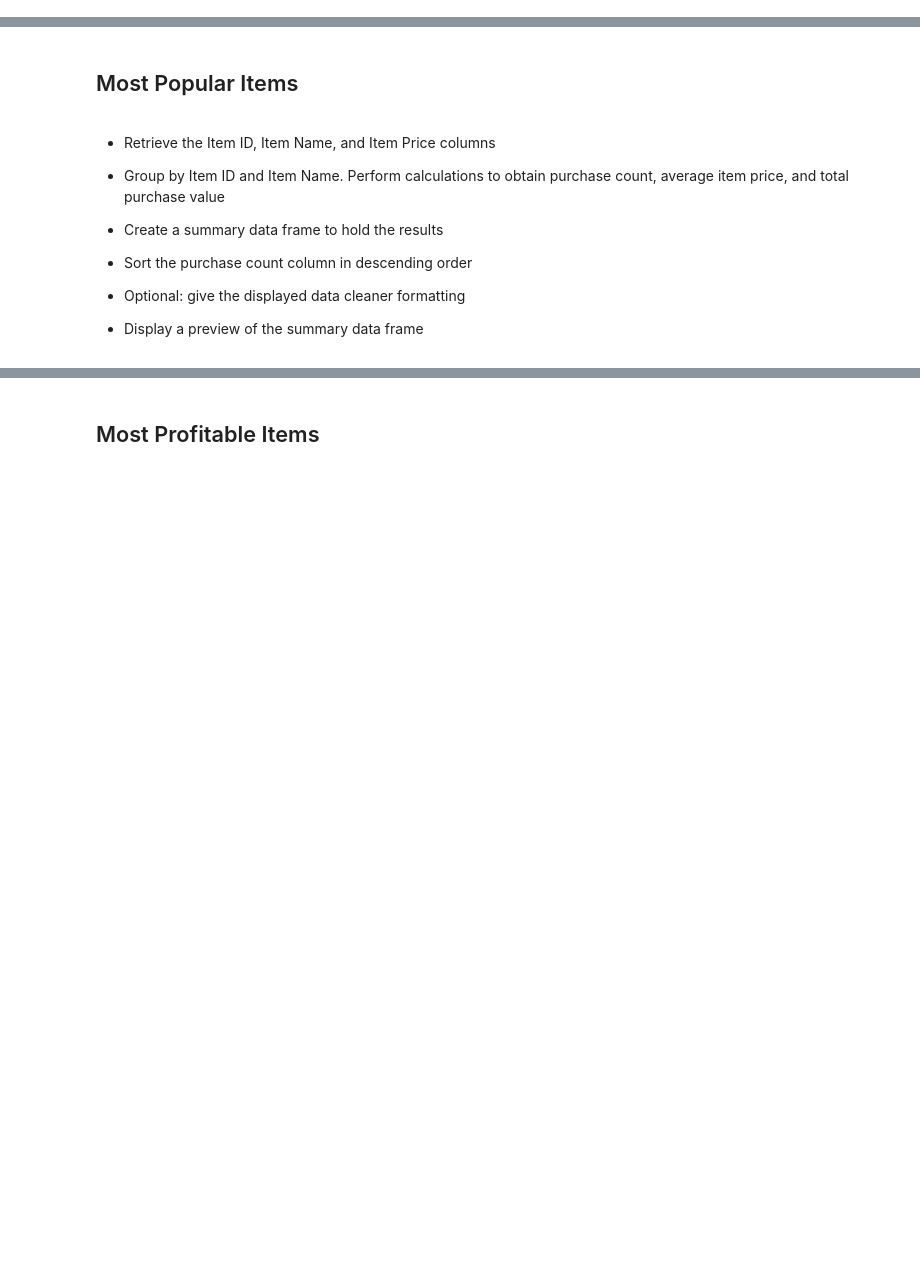
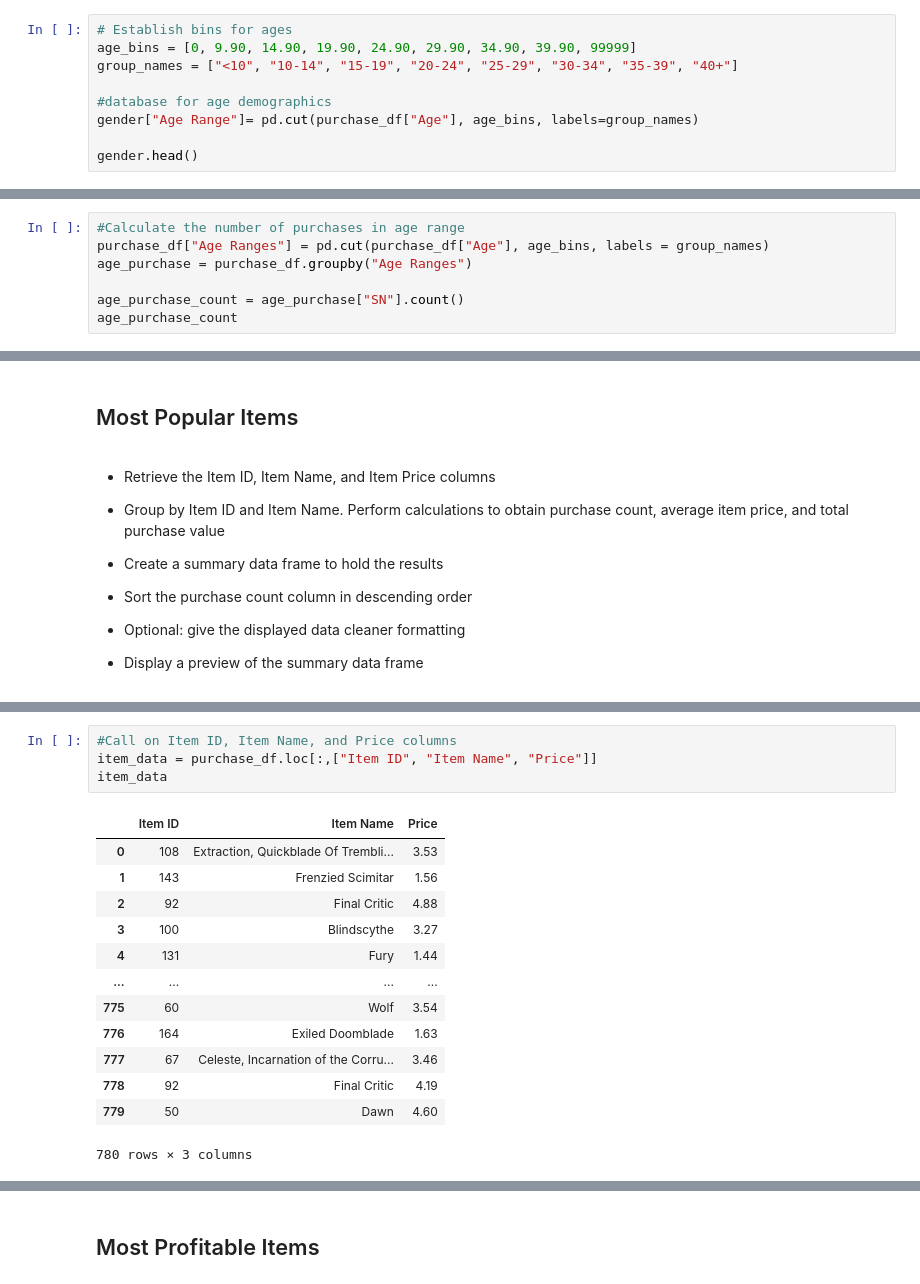
Before and after one commit to jussstinpot/UCI-Homework-Justin-Pot, a Jupyter notebook: 04-Pandas-Challenge/HeroesOfPymoli/HeroesOfPymoli_starter.ipynb, the cells around one changed output, grey strips where cells are left out. Saved outputs shown, nothing was run; the diff lists cells and outputs as text; blank space fills up the shorter version.

```diff
--- a/04-Pandas-Challenge/HeroesOfPymoli/HeroesOfPymoli_starter.ipynb
+++ b/04-Pandas-Challenge/HeroesOfPymoli/HeroesOfPymoli_starter.ipynb
@@ -255,0 +253,9 @@ purchase_analysis_gender
+# %%
+# Establish bins for ages
+age_bins = [0, 9.90, 14.90, 19.90, 24.90, 29.90, 34.90, 39.90, 99999]
+group_names = ["<10", "10-14", "15-19", "20-24", "25-29", "30-34", "35-39", "40+"]
+
+#database for age demographics
+gender["Age Range"]= pd.cut(purchase_df["Age"], age_bins, labels=group_names)
+
+gender.head()
@@ -283,0 +329,7 @@ purchase_analysis_gender
+# %%
+#Calculate the number of purchases in age range
+purchase_df["Age Ranges"] = pd.cut(purchase_df["Age"], age_bins, labels = group_names)
+age_purchase = purchase_df.groupby("Age Ranges")
+
+age_purchase_count = age_purchase["SN"].count()
+age_purchase_count
@@ -336,0 +500,18 @@ purchase_analysis_gender
+# %%
+#Call on Item ID, Item Name, and Price columns
+item_data = purchase_df.loc[:,["Item ID", "Item Name", "Price"]]
+item_data
+# %% [output]
+|  | Item ID | Item Name | Price |
+| 0 | 108 | Extraction, Quickblade Of Trembli... | 3.53 |
+| 1 | 143 | Frenzied Scimitar | 1.56 |
+| 2 | 92 | Final Critic | 4.88 |
+| 3 | 100 | Blindscythe | 3.27 |
+| 4 | 131 | Fury | 1.44 |
+| ... | ... | ... | ... |
+| 775 | 60 | Wolf | 3.54 |
+| 776 | 164 | Exiled Doomblade | 1.63 |
+| 777 | 67 | Celeste, Incarnation of the Corru... | 3.46 |
+| 778 | 92 | Final Critic | 4.19 |
+| 779 | 50 | Dawn | 4.60 |
+780 rows × 3 columns
```
Also changed, not shown: parts of 31 cells of this notebook, 1 other file.
